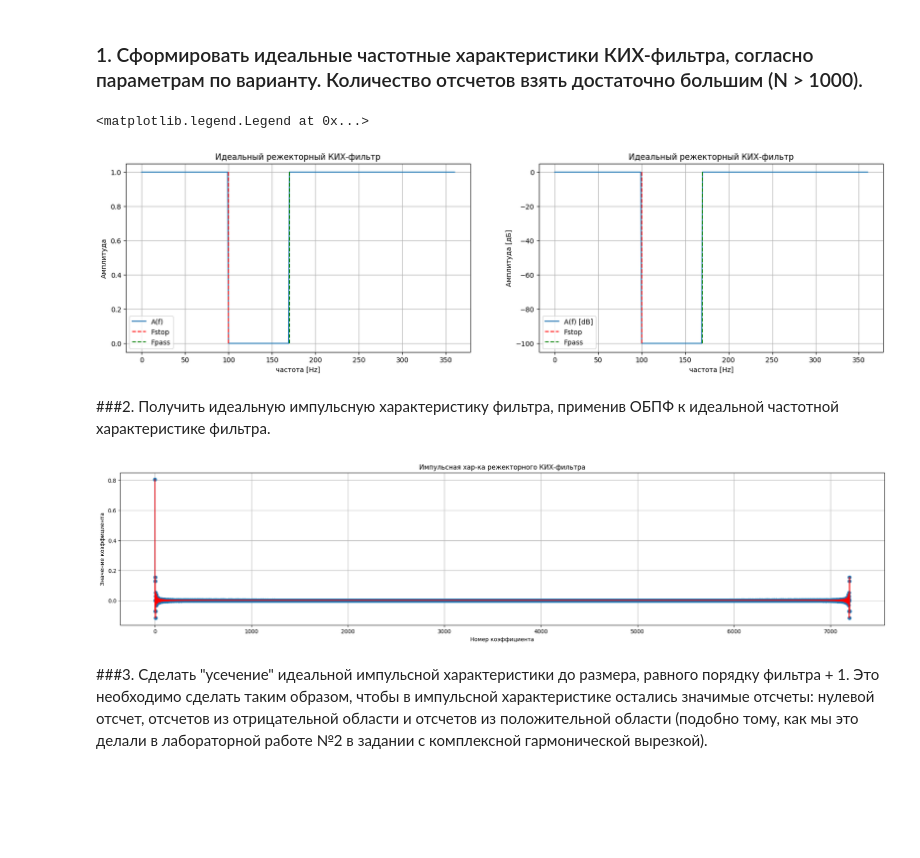
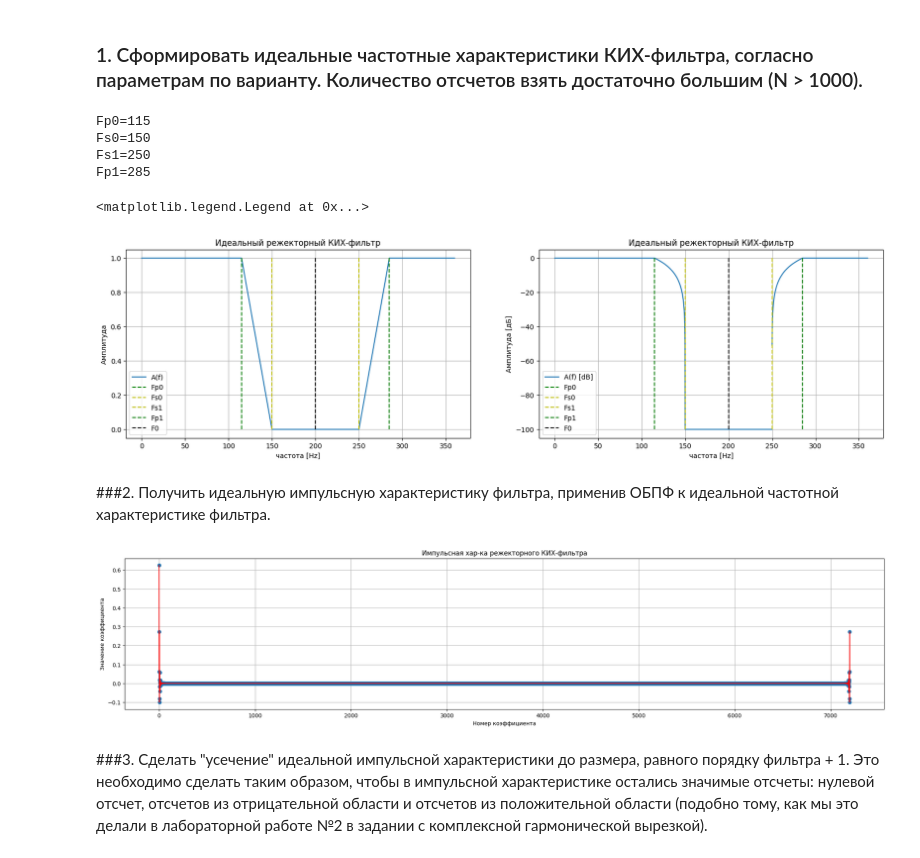
Before and after one commit to Shuregg/dsp-labs, a Jupyter notebook: DSP_lab4_filters_v2.ipynb, the cells around one changed output. Cells and saved outputs as stored; diff of their text form; code cells hidden in the pictures; blank space fills up the shorter version.

```diff
--- a/DSP_lab4_filters_v2.ipynb
+++ b/DSP_lab4_filters_v2.ipynb
@@ -19,27 +19,61 @@ f0 = 150        # Hz
 Fstop = 100     # Hz
 Fpass = 170     # Hz
 order = 22      # filter order
+f0 = 200
 fn = int(fs/2)
+
+Fs0 = int(f0 - Fstop/2)
+Fp0 = int(f0 - Fpass/2)
+Fs1 = int(f0 + Fstop/2)
+Fp1 = int(f0 + Fpass/2)
+
+print(f'Fp0={Fp0}')
+print(f'Fs0={Fs0}')
+print(f'Fs1={Fs1}')
+print(f'Fp1={Fp1}')
 
 # Параметры фильтра
 N = 7200
 
 Nf = order + 1  # Количество коэффициентов фильтра (порядок фильтра + 1)
 
-band_pass0 = np.linspace(0, Fstop, Fstop*10, endpoint=False, dtype=np.int32)
-band_stop  = np.linspace(Fstop, Fpass, (Fpass-Fstop)*10, endpoint=False, dtype=np.int32)
-band_pass1 = np.linspace(Fpass, (int(fs/2)), (int(fs/2)-Fpass)*10, endpoint=True, dtype=np.int32)
+# band_pass0 = np.linspace(0, Fstop, Fstop*10, endpoint=False, dtype=np.int32)
+# band_stop  = np.linspace(Fstop, Fpass, (Fpass-Fstop)*10, endpoint=False, dtype=np.int32)
+# band_pass1 = np.linspace(Fpass, (int(fs/2)), (int(fs/2)-Fpass)*10, endpoint=True, dtype=np.int32)
 
-test_freqs = np.concatenate((band_pass0, band_stop, band_pass1), dtype=np.int32)
+band0 = np.linspace(0, Fp0, Fp0*10, endpoint=False)
+band1 = np.linspace(Fp0, Fs0, (Fs0-Fp0)*10)
+band2 = np.linspace(Fs0, Fs1, (Fs1-Fs0)*10)
+band3 = np.linspace(Fs1, Fp1, (Fp1-Fs1)*10)
+band4 = np.linspace(Fp1, fn, (fn-Fp1)*10, endpoint=True)
 
+# test_freqs = np.concatenate((band_pass0, band_stop, band_pass1), dtype=np.int32)
+test_freqs = np.concatenate((band0, band1, band2, band3, band4), dtype=float)
 test_gains = []
+# for i in range(len(test_freqs)):
+#   if(0 <= test_freqs[i] and test_freqs[i] < Fstop):
+#     test_gains.append(1)
+#   elif(Fstop <= test_freqs[i] and test_freqs[i] < Fpass):
+#     test_gains.append(0 + 1 * 10 ** (-5))
+#   elif(Fpass <= test_freqs[i] and test_freqs[i] <= (fs/2)):
+#     test_gains.append(1)
+#   else:
+#     test_gains.append(0)
+
 for i in range(len(test_freqs)):
-  if(0 <= test_freqs[i] and test_freqs[i] < Fstop):
+  if(0 <= test_freqs[i] and test_freqs[i] < Fp0):
     test_gains.append(1)
-  elif(Fstop <= test_freqs[i] and test_freqs[i] < Fpass):
+
+  elif(Fp0 <= test_freqs[i] and test_freqs[i] < Fs0):
+    test_gains.append(-0.02857142857142857*test_freqs[i] + 4.285714285714286)
+  elif(Fs0 <= test_freqs[i] and test_freqs[i] < Fs1):
     test_gains.append(0 + 1 * 10 ** (-5))
-  elif(Fpass <= test_freqs[i] and test_freqs[i] <= (fs/2)):
+
+  elif(Fs1 <= test_freqs[i] and test_freqs[i] < Fp1):
+    test_gains.append(0.02857142857142857*test_freqs[i]-7.142857142857142)
+  elif(Fp1 <= test_freqs[i] and test_freqs[i] <= (fs)):
     test_gains.append(1)
+
   else:
     test_gains.append(0)
 
@@ -59,8 +93,16 @@ perf_filt_amp_double = (perf_filt_amp + perf_filt_amp_rev)
 plt.figure( figsize=(20, 5))
 plt.subplot(121)
 plt.plot(perf_filt_freq, perf_filt_amp, label='A(f)')
-plt.plot( 2*[Fstop], [0,1], 'r--', label='Fstop')
-plt.plot( 2*[Fpass], [0,1], 'g--', label='Fpass')
+# plt.plot( 2*[Fstop], [0,1], 'r--', label='Fstop')
+# plt.plot( 2*[Fpass], [0,1], 'g--', label='Fpass')
+# plt.plot( 2*[f0], [0,1], 'y--', label='f0')
+
+plt.plot(2*[Fp0], [0, 1], 'g--', label='Fp0')
+plt.plot(2*[Fs0], [0, 1], 'y--', label='Fs0')
+plt.plot(2*[Fs1], [0, 1], 'y--', label='Fs1')
+plt.plot(2*[Fp1], [0, 1], 'g--', label='Fp1')
+plt.plot(2*[f0], [0, 1], 'k--', label='F0')
+
 plt.title("Идеальный режекторный КИХ-фильтр")
 plt.xlabel('частота [Hz]')
 plt.ylabel('Амплитуда')
@@ -69,40 +111,49 @@ plt.legend()
 
 plt.subplot(122)
 plt.plot(perf_filt_freq, 20*np.log10(perf_filt_amp), label='A(f) [dB]')
-plt.plot( 2*[Fstop], [0,-100], 'r--', label='Fstop')
-plt.plot( 2*[Fpass], [0,-100], 'g--', label='Fpass')
+# plt.plot( 2*[Fstop], [0,-100], 'r--', label='Fstop')
+# plt.plot( 2*[Fpass], [0,-100], 'g--', label='Fpass')
+plt.plot(2*[Fp0], [0, -100], 'g--', label='Fp0')
+plt.plot(2*[Fs0], [0, -100], 'y--', label='Fs0')
+plt.plot(2*[Fs1], [0, -100], 'y--', label='Fs1')
+plt.plot(2*[Fp1], [0, -100], 'g--', label='Fp1')
+plt.plot(2*[f0] , [0, -100], 'k--', label='F0')
 plt.title("Идеальный режекторный КИХ-фильтр")
 plt.xlabel('частота [Hz]')
 plt.ylabel('Амплитуда [дБ]')
 plt.grid(True)
 plt.legend()
 
 
 # plt.figure( figsize=(20, 5))
 # plt.subplot(121)
 # plt.plot(perf_filt_freq_full, perf_filt_amp_double, label='A(f)')
 # plt.plot( 2*[fn], [0,1], 'k--', label='fn')
 # plt.title("Идеальный режекторный КИХ-фильтр")
 # plt.xlabel('частота [Hz]')
 # plt.ylabel('Амплитуда')
 # plt.grid(True)
 # plt.legend()
 
 # # plt.plot( 2*[Fstop / fn], [0,1], 'r--')
 # # plt.plot( 2*[Fpass / fn], [0,1], 'g--')
 # plt.subplot(122)
 # plt.plot(perf_filt_freq_full, 20*np.log10(perf_filt_amp_double), label='A(f) [dB]')
 # plt.title("Идеальный режекторный КИХ-фильтр")
 # plt.plot( 2*[fn], [0,-100], 'k--', label='fn')
 # plt.xlabel('Нормированная частота')
 # plt.ylabel('Амплитуда [дБ]')
 # plt.grid(True)
 # plt.legend()
 
 # print(20*np.log10(test_gains))
 # %% [output]
-<matplotlib.legend.Legend at 0x...>
+Fp0=115
+Fs0=150
+Fs1=250
+Fp1=285
+<matplotlib.legend.Legend at 0x...>
-[figure, old version]
+[figure, new version]
 # %% [markdown]
 ###2. Получить идеальную импульсную характеристику фильтра, применив ОБПФ к идеальной частотной характеристике фильтра.
 # %%
@@ -147,7 +198,7 @@ plt.grid(True)
 # plt.ylabel('Значение коэффициента')
 # plt.grid(True)
 # %% [output]
-[figure, old version]
+[figure, new version]
 # %% [markdown]
 ###3. Сделать "усечение" идеальной импульсной характеристики до размера, равного порядку фильтра + 1. Это необходимо сделать таким образом, чтобы в импульсной характеристике остались значимые отсчеты: нулевой отсчет, отсчетов из отрицательной области и отсчетов из положительной области (подобно тому, как мы это делали в лабораторной работе №2 в задании с комплексной гармонической вырезкой).
 # %%
```
Also changed, not shown: parts of 7 cells of this notebook.
